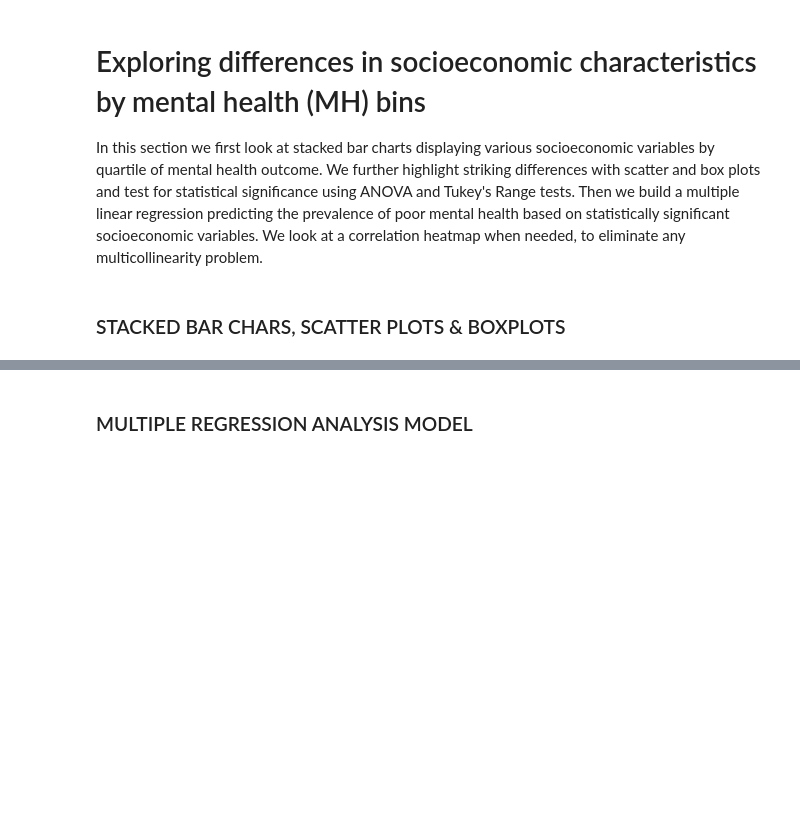
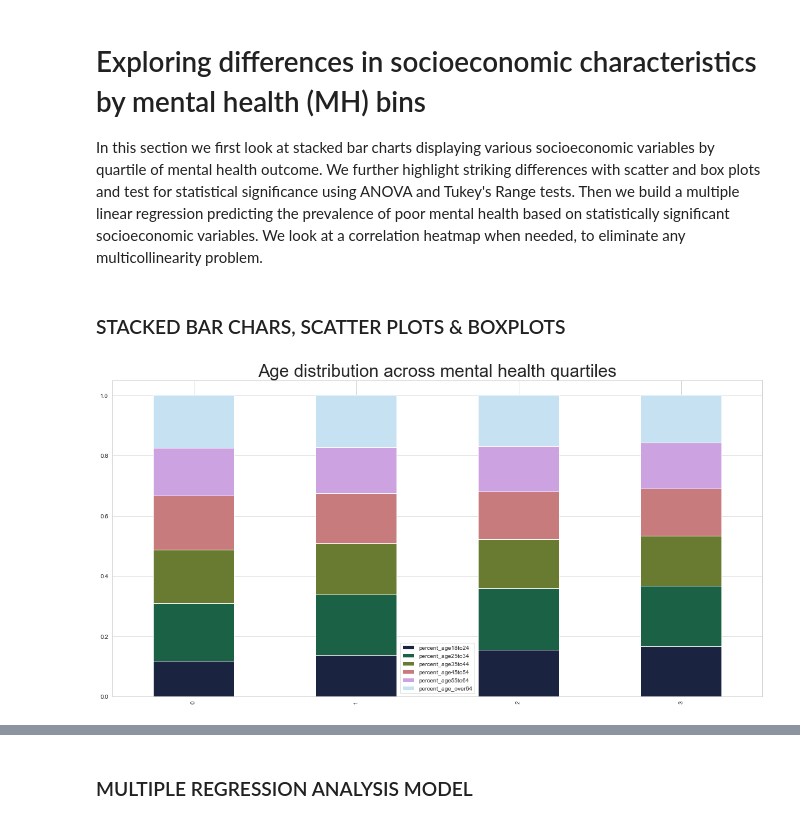
Before and after one commit to PetitsPoissons/Health_Project, a Jupyter notebook: MH_notebook_final_incl_Choropleth.ipynb, the cells around one changed output, grey strips where cells are left out. Cells and saved outputs as stored; diff of their text form; code cells hidden in the pictures; blank space fills up the shorter version.

```diff
--- a/MH_notebook_final_incl_Choropleth.ipynb
+++ b/MH_notebook_final_incl_Choropleth.ipynb
@@ -402,12 +586,15 @@ Then we build a multiple linear regression predicting the prevalence of poor men
 # %%
 # Looking at age distribution across MH quantiles
 sns.set_style("whitegrid")
 sns.set_palette("cubehelix", 6)
 MH_groups = df.groupby(['quantile'])
 MH_age = MH_groups['percent_age18to24', 'percent_age25to34', 'percent_age35to44',
                    'percent_age45to54', 'percent_age55to64', 'percent_age_over64'].mean().reset_index()
 MH_age.plot.bar(stacked=True, figsize=(20, 10))
+plt.title("Age distribution across mental health quartiles", size=30)
 plt.show()
+# %% [output]
+[figure, added]
 # %%
 # Looking at household income distribution across MH quantiles
 sns.set_style("whitegrid")
```
Also changed, not shown: parts of 52 cells of this notebook, 6 other files.
